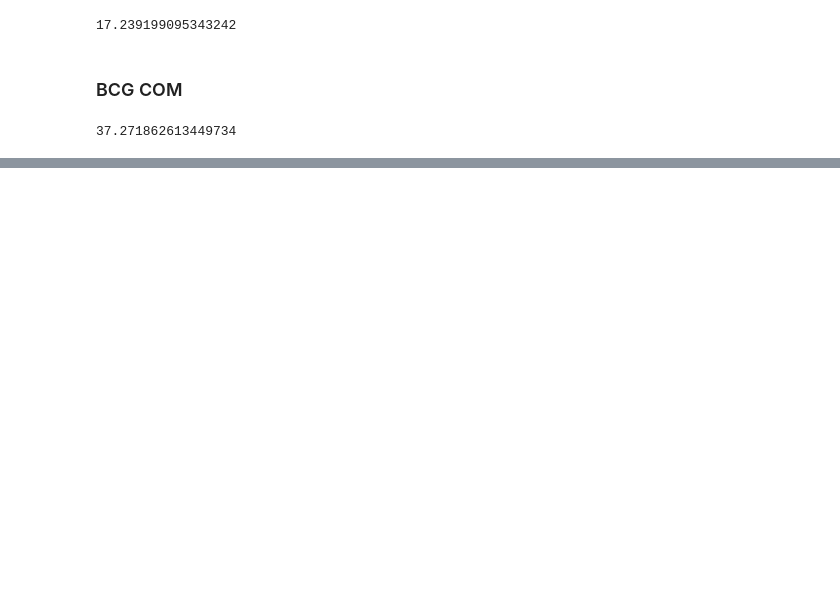
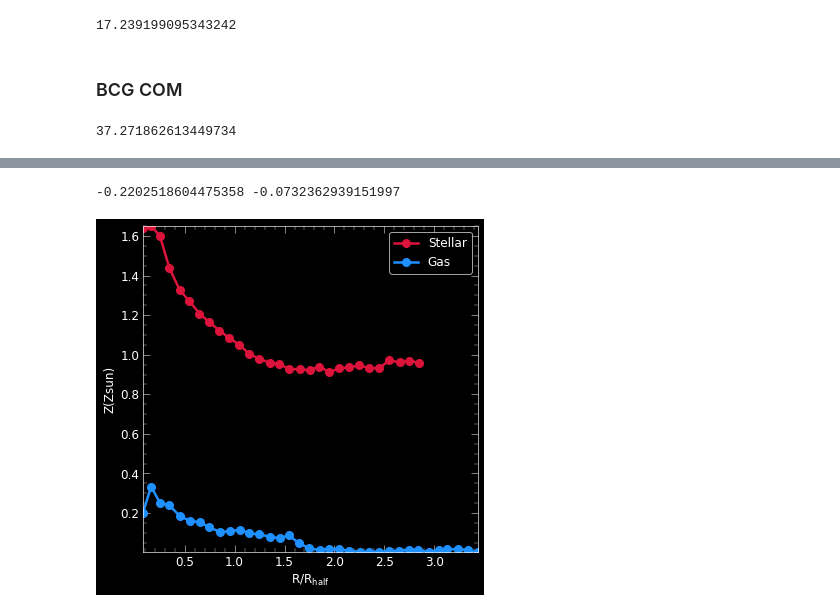
Before and after one commit to ansingh16/hr5_metallicity, a Jupyter notebook: Code/Analysis.ipynb, the cells around one changed output, grey strips where cells are left out. Drawn from its saved outputs; the diff is of its cells as text; code cells hidden in the pictures; blank space fills up the shorter version.

```diff
--- a/Code/Analysis.ipynb
+++ b/Code/Analysis.ipynb
@@ -316,0 +272,46 @@ Processing galaxy 1721217
+# %%
+# import the modules
+import HR5_cluster as hr5
+import numpy as np
+import matplotlib.pyplot as plt
+import pandas as pd
+from scipy import stats
+
+plt.style.use('../paper_style.mplstyle')
+
+clusid = 1664541
+snapshot = 296
+clus = hr5.Cluster(snapshot,clusid)
+
+# galid = 1721222
+galid = clus.bcgid
+gal = clus.get_alldat_gal(galid)
+
+R_s,Z_s,slope_s,std_e_s = gal.get_metal_slope(r_rhalf_max=3,r_bin_width=0.1,var='star')
+
+R_g,Z_g,slope_g,std_e_g = gal.get_metal_slope(r_rhalf_max=4,r_bin_width=0.1,var='gas')
+
+# fit a line and get the slope
+
+# # Fit a line to the data using scipy's linregress
+# slope, intercept, r_value, p_value, std_err = stats.linregress(R, Z)
+
+# # Print the results
+# print(f"Slope: {slope}")
+# print(f"Intercept: {intercept}")
+# print(f"R-squared: {r_value**2}")
+print(slope_s,slope_g)
+
+fig,ax = plt.subplots(1,1,figsize=(6,6))
+ax.set_xlabel(r'$\mathrm{R/R_{\mathrm{half}}}$')
+ax.set_ylabel(r'Z(Zsun)')
+
+ax.plot(R_s,Z_s,marker='o',markersize=8,label='Stellar')
+ax.plot(R_g,Z_g,marker='o',markersize=8,label='Gas')
+
+ax.legend()
+
+plt.show()
+# %% [output]
+-0.2202518604475358 -0.0732362939151997
+[figure, added]
```
Also changed, not shown: parts of 13 cells of this notebook, 7 other files.
